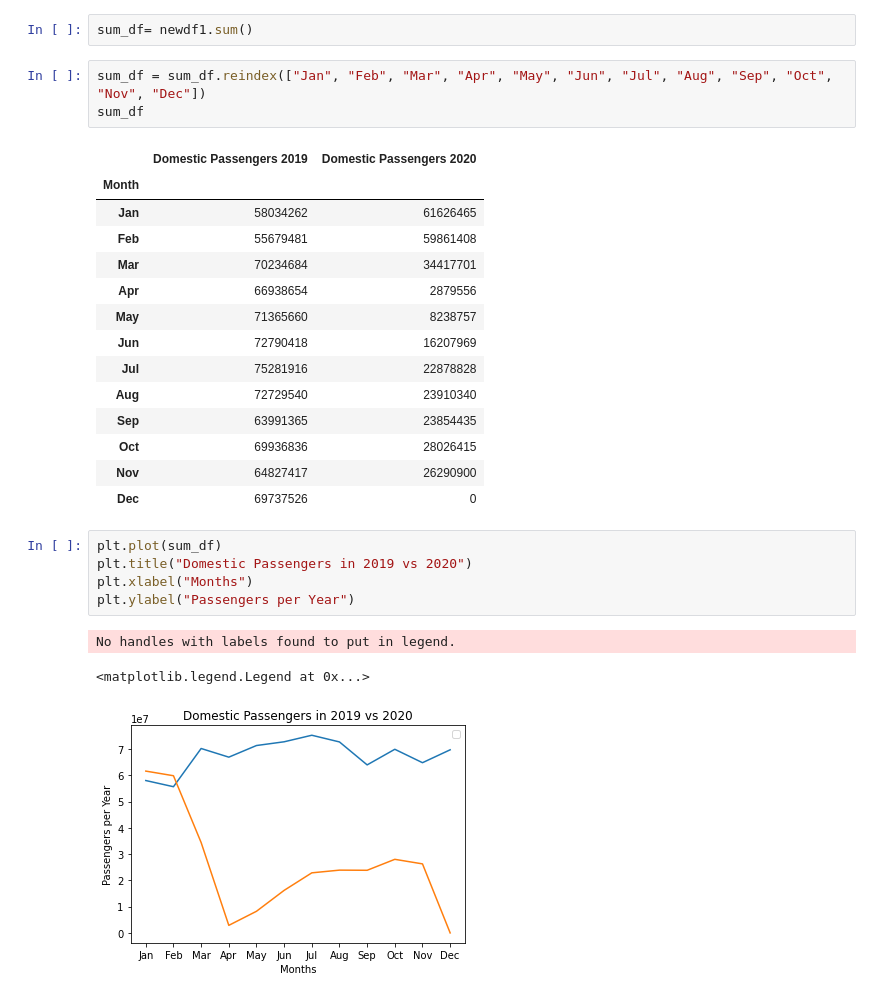
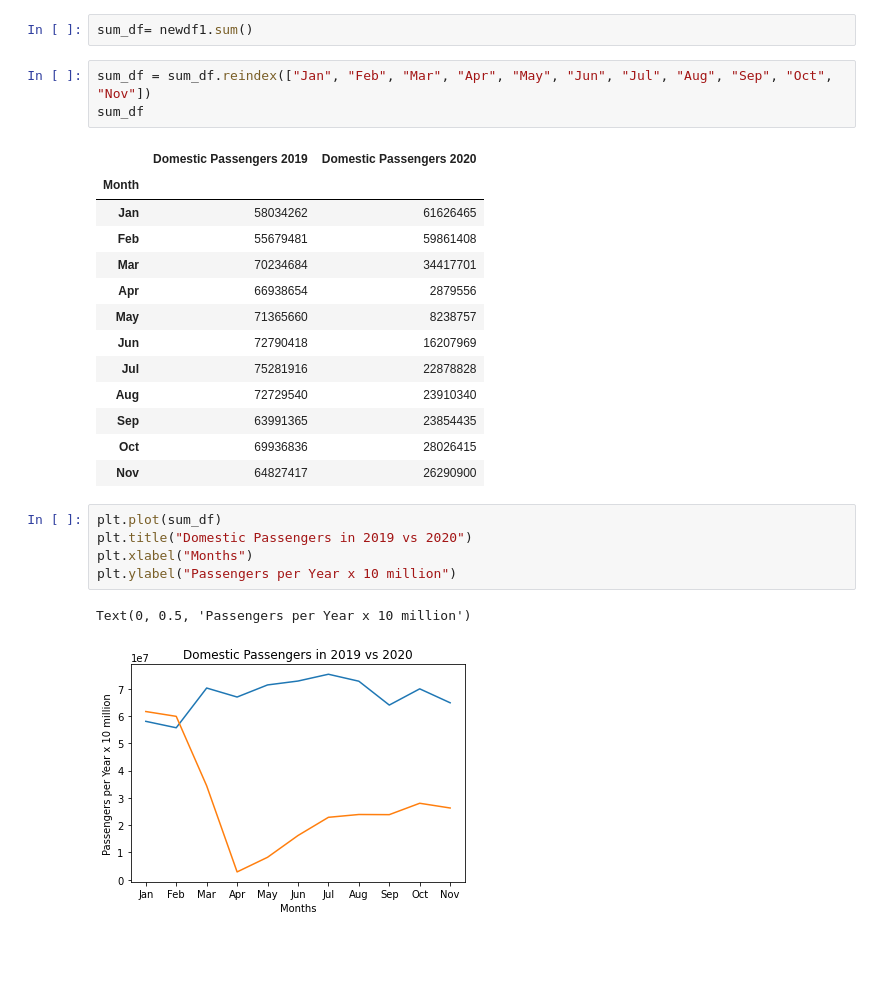
Before and after one commit to paulpreetam/Project1, a Jupyter notebook: Question 1.ipynb, the cells around one changed output. Cells and saved outputs as stored; diff of their text form; blank space fills up the shorter version.

Commit message:
updating table on 1 and question 3

```diff
--- a/Question 1.ipynb
+++ b/Question 1.ipynb
@@ -200,7 +200,7 @@ newdf1.sum()
 # %%
 sum_df= newdf1.sum()
 # %%
-sum_df = sum_df.reindex(["Jan", "Feb", "Mar", "Apr", "May", "Jun", "Jul", "Aug", "Sep", "Oct", "Nov", "Dec"])
+sum_df = sum_df.reindex(["Jan", "Feb", "Mar", "Apr", "May", "Jun", "Jul", "Aug", "Sep", "Oct", "Nov"])
 sum_df
 # %% [output]
 |  | Domestic Passengers 2019 | Domestic Passengers 2020 |
@@ -216,13 +216,11 @@ sum_df
 | Sep | 63991365 | 23854435 |
 | Oct | 69936836 | 28026415 |
 | Nov | 64827417 | 26290900 |
-| Dec | 69737526 | 0 |
 # %%
 plt.plot(sum_df)
 plt.title("Domestic Passengers in 2019 vs 2020")
 plt.xlabel("Months")
-plt.ylabel("Passengers per Year")
+plt.ylabel("Passengers per Year x 10 million")
 # %% [output]
-No handles with labels found to put in legend.
+Text(0, 0.5, 'Passengers per Year x 10 million')
-<matplotlib.legend.Legend at 0x...>
-[figure, old version]
+[figure, new version]
```
Also changed, not shown: 1 other file.
